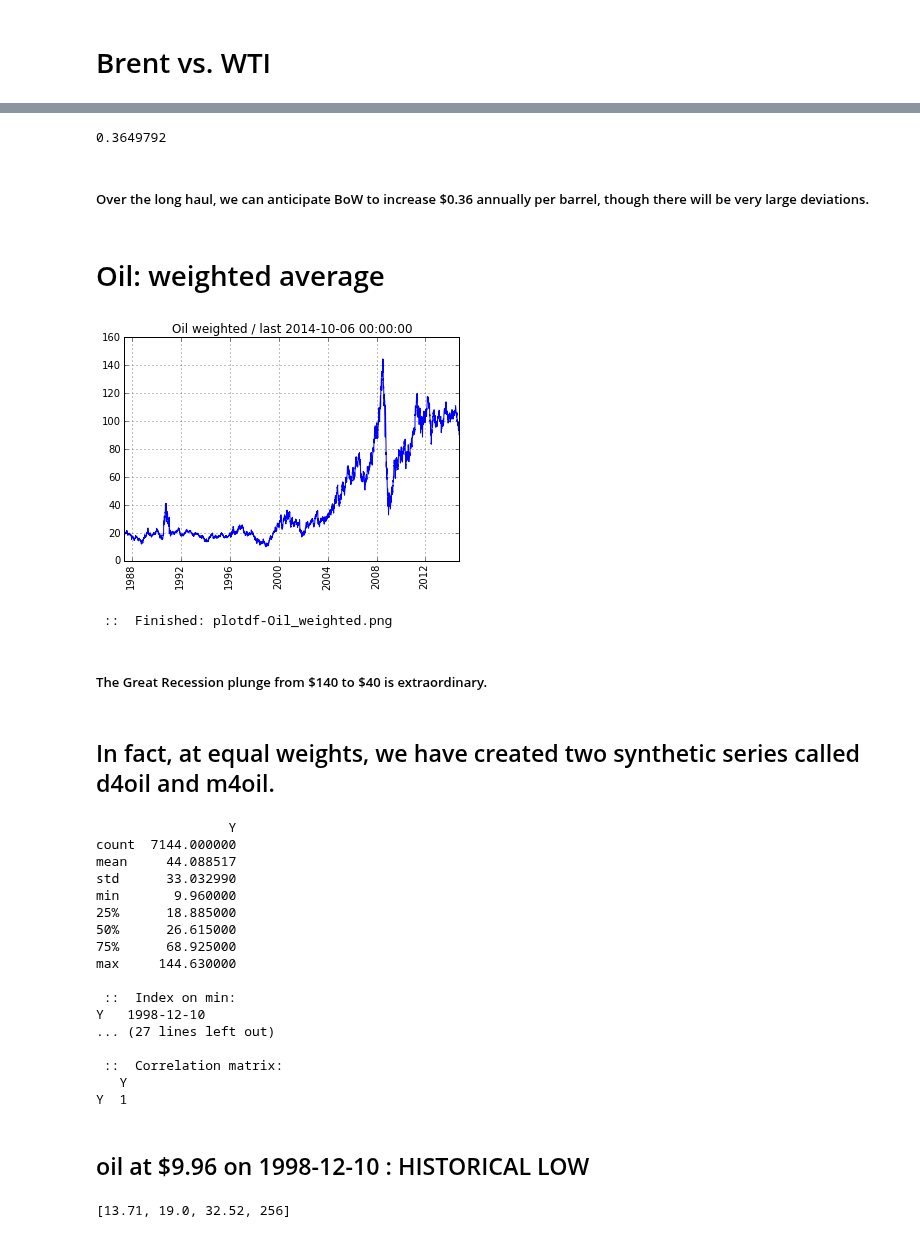
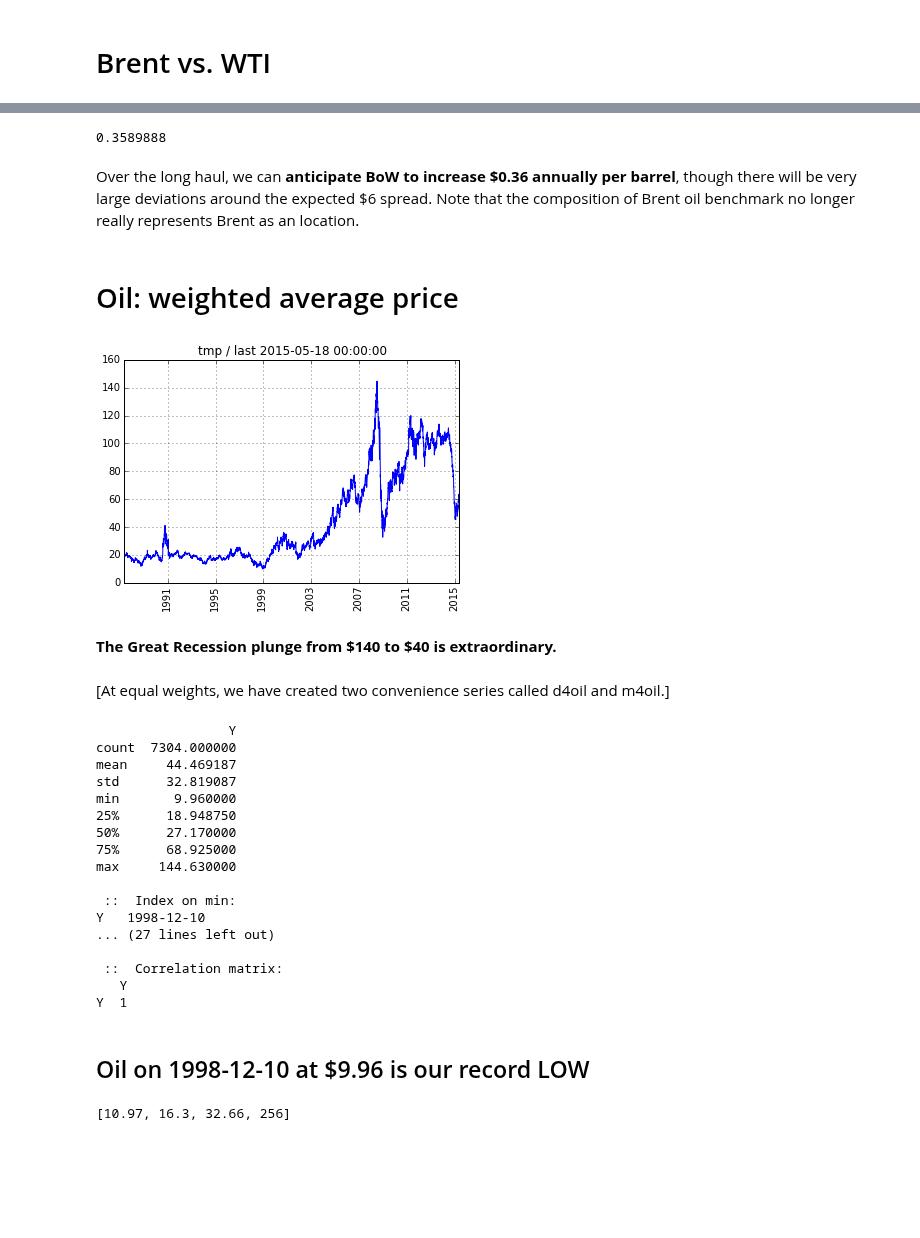
Before and after one commit to rsvp/fecon235, a Jupyter notebook: nb/fred-oil-brent-wti.ipynb, the cells around one changed output, grey strips where cells are left out. Drawn from its saved outputs; the diff is of its cells as text; code cells hidden in the pictures; blank space fills up the shorter version.

Commit message:
Revise fred-oil-brent-wti.ipynb with BoW oil regression.
Analysis more definitive after oil's recent sharp fall.

```diff
--- a/nb/fred-oil-brent-wti.ipynb
+++ b/nb/fred-oil-brent-wti.ipynb
@@ -104,35 +94,37 @@ plotfred(trend(bow))
 # %%
 #  Since the slope uses daily data, we annualize it:
-0.0014257 * 256
+0.0014023 * 256
 # %% [output]
-0.3649792
+0.3589888
 # %% [markdown]
-##### Over the long haul, we can anticipate BoW to increase $0.36 annually per barrel, though there will be very large deviations.
+Over the long haul, we can **anticipate BoW to increase $0.36 annually per barrel**, though there will be very large deviations around the expected \$6 spread. Note that the composition of Brent oil benchmark no longer really represents Brent as an location.
 # %% [markdown]
-# Oil: weighted average
+# Oil: weighted average price
 # %%
+#  Set wtbrent, the primary weight for OIL:
 wtbrent = 0.50
+#         0.50 represents the mean
+#  ==================================
 wtwti   = 1 - wtbrent
-oil = (wtbrent * brent) + (wtwti * wti )
+oil = todf( (wtbrent * brent) + (wtwti * wti) )
 # %%
-plotfred(oil, 'Oil weighted')
+plotfred( oil )
 # %% [output]
-[figure, old version]
+[figure, new version]
- ::  Finished: plotdf-Oil_weighted.png
 # %% [markdown]
-##### The Great Recession plunge from \$140 to \$40 is extraordinary.
+**The Great Recession plunge from \$140 to \$40 is extraordinary.**
 # %% [markdown]
-## In fact, at equal weights, we have created two synthetic series called d4oil and m4oil.
+[At equal weights, we have created two convenience series called d4oil and m4oil.]
 # %%
-stats(oil)
+stats( oil )
 # %% [output]
                  Y
-count  7144.000000
-mean     44.088517
-std      33.032990
+count  7304.000000
+mean     44.469187
+std      32.819087
 min       9.960000
-25%      18.885000
-50%      26.615000
+25%      18.948750
+50%      27.170000
 75%      68.925000
 max     144.630000
 
@@ -144,11 +136,11 @@ Y   1998-12-10
    Y
 Y  1
 # %% [markdown]
-## oil at $9.96 on 1998-12-10 :  HISTORICAL LOW
+## Oil on 1998-12-10 at $9.96 is our record LOW
 # %%
 tmin = '1998-12-10'
 # %%
-georet(oil[tmin:])
+georet( oil[tmin:] )
 # %% [output]
-[13.71, 19.0, 32.52, 256]
+[10.97, 16.3, 32.66, 256]
 # %% [markdown]
```
Also changed, not shown: parts of 37 cells of this notebook.
